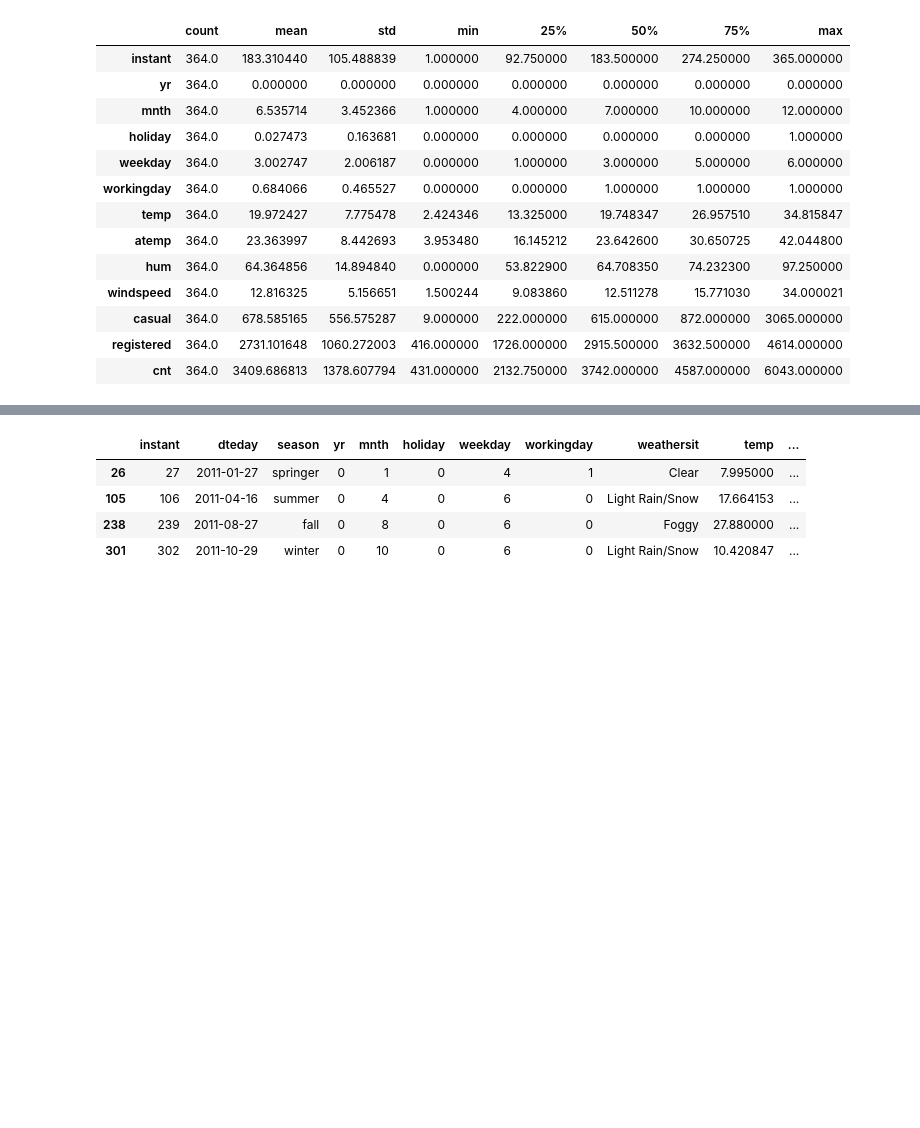
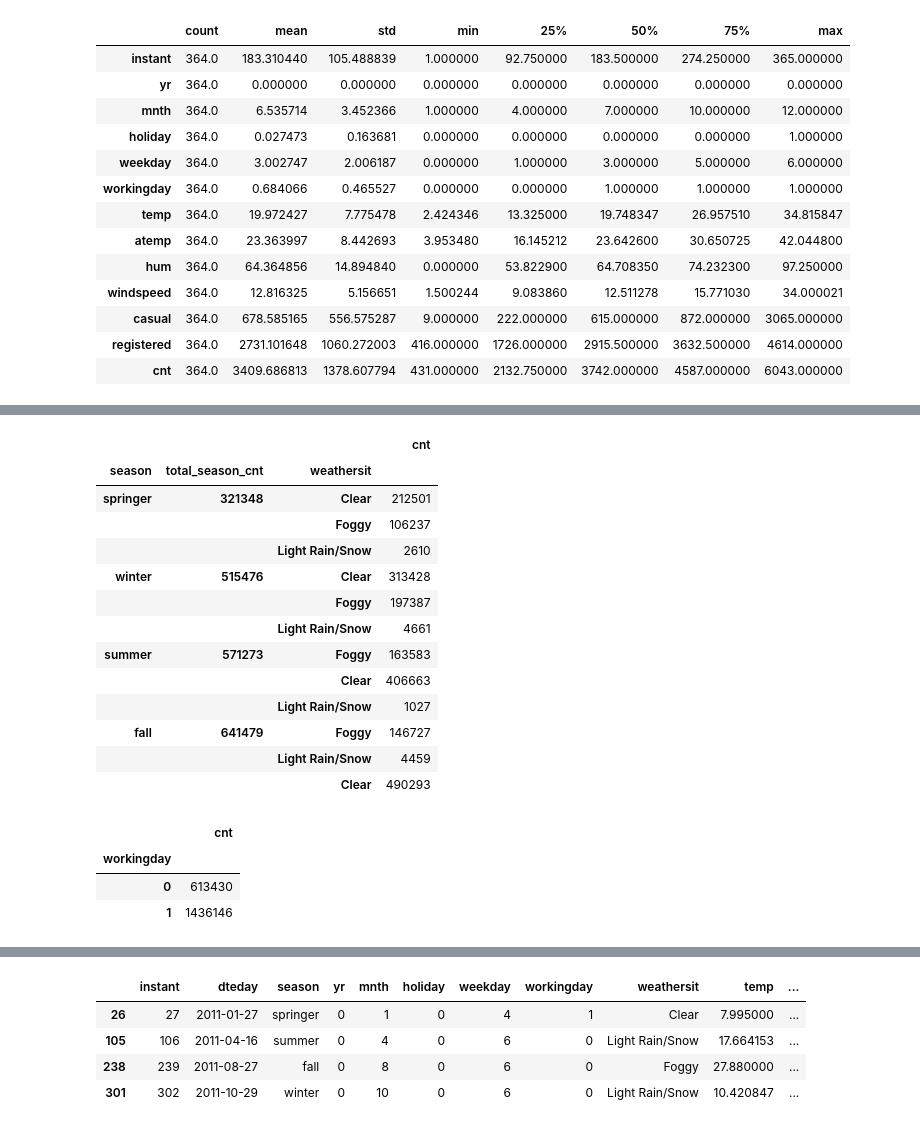
Before and after one commit to BernadusRaka/Bike-Rental-Analysis-2011-2012, a Jupyter notebook: notebooks/bike_rental_analysis.ipynb, the cells around one changed output, grey strips where cells are left out. Cells and saved outputs as stored; diff of their text form; code cells hidden in the pictures; blank space fills up the shorter version.

```diff
--- a/notebooks/bike_rental_analysis.ipynb
+++ b/notebooks/bike_rental_analysis.ipynb
@@ -227,3 +385,39 @@ fig.update_layout(
 )
 
 fig.show()
+# %%
+agg_df = bike_day_df_2012.groupby(['season', 'weathersit']).agg({
+    'cnt': 'sum'
+    })
+
+agg_df = agg_df.reset_index()
+
+agg_df['total_season_cnt'] = agg_df.groupby('season')['cnt'].transform('sum')
+
+analyzed = agg_df.groupby(['season',"total_season_cnt",'weathersit']).agg({ 'cnt': 'sum'})
+
+analyzed.sort_values('total_season_cnt')
+# %% [output]
+|  |  |  | cnt |
+| season | total_season_cnt | weathersit |  |
+| springer | 321348 | Clear | 212501 |
+|  |  | Foggy | 106237 |
+|  |  | Light Rain/Snow | 2610 |
+| winter | 515476 | Clear | 313428 |
+|  |  | Foggy | 197387 |
+|  |  | Light Rain/Snow | 4661 |
+| summer | 571273 | Foggy | 163583 |
+|  |  | Clear | 406663 |
+|  |  | Light Rain/Snow | 1027 |
+| fall | 641479 | Foggy | 146727 |
+|  |  | Light Rain/Snow | 4459 |
+|  |  | Clear | 490293 |
+# %%
+bike_day_df_2012.groupby(['workingday']).agg({
+    "cnt": "sum"
+})
+# %% [output]
+|  | cnt |
+| workingday |  |
+| 0 | 613430 |
+| 1 | 1436146 |
```
Also changed, not shown: parts of 29 cells of this notebook, 1 other file.
